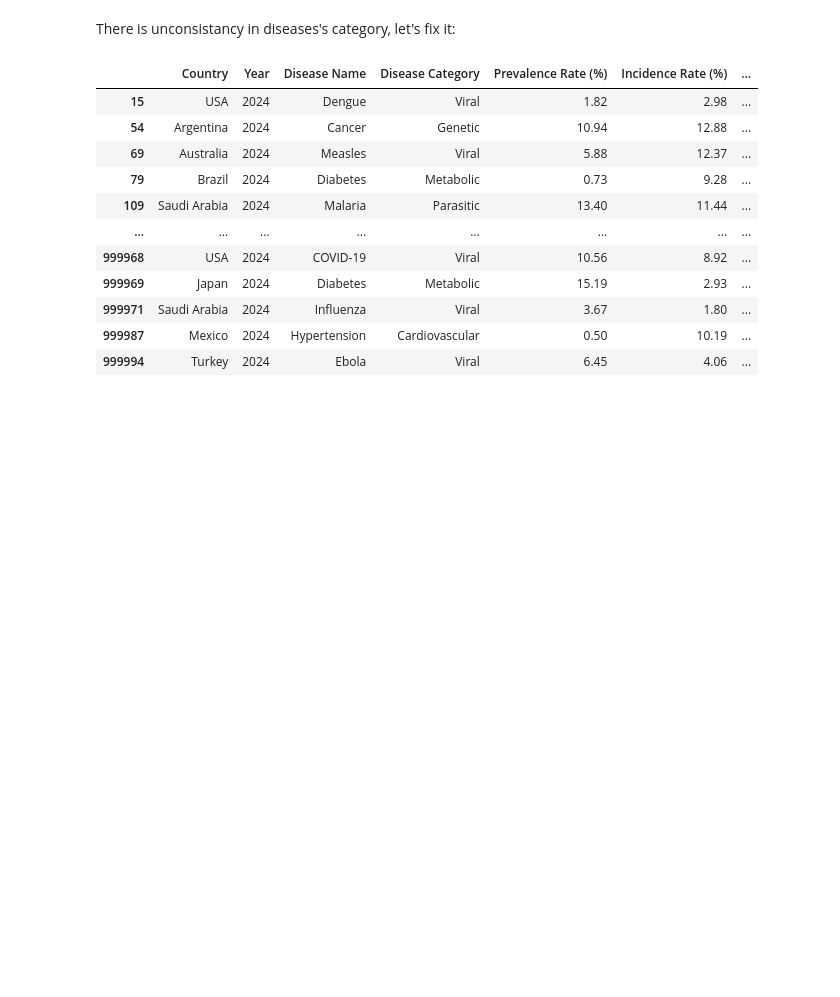
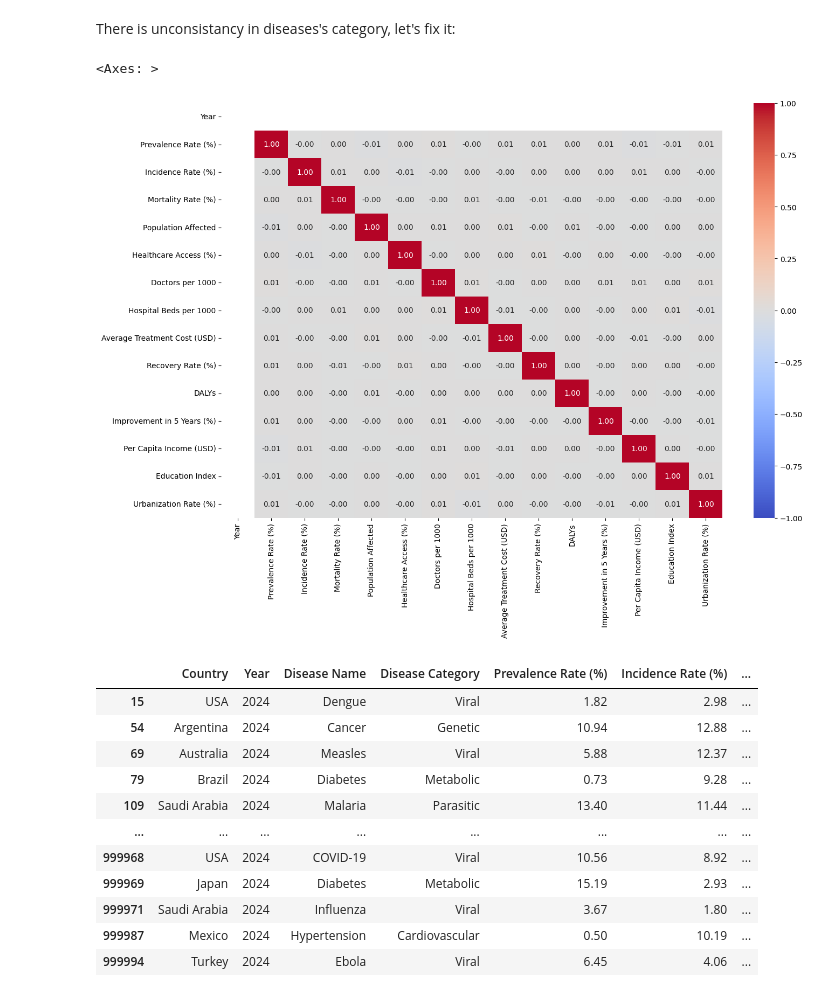
Before and after one commit to Rahifhiba/Distribution_of-diseases-in-the-world, a Jupyter notebook: propagation of diseases in the world.ipynb, the cells around one changed output. Saved outputs shown, nothing was run; the diff lists cells and outputs as text; code cells hidden in the pictures; blank space fills up the shorter version.

```diff
--- a/propagation of diseases in the world.ipynb
+++ b/propagation of diseases in the world.ipynb
@@ -208,6 +211,15 @@ disease_categories = {
 
 for category, diseases in disease_categories.items():
         df_24.loc[df_24['Disease Name'].isin(diseases), 'Disease Category'] = category
+# %%
+num_col = df_24.select_dtypes(include=np.number).columns
+plt.figure(figsize=(15, 10))
+
+corr = df_24[num_col].corr()
+sns.heatmap(corr, annot=True, cmap='coolwarm', fmt=".2f", vmin=-1, vmax=1 )
+# %% [output]
+<Axes: >
+[figure, added]
 # %%
 df_24
 # %% [output]
```
Also changed, not shown: parts of 1 cell of this notebook, 2 other files.
